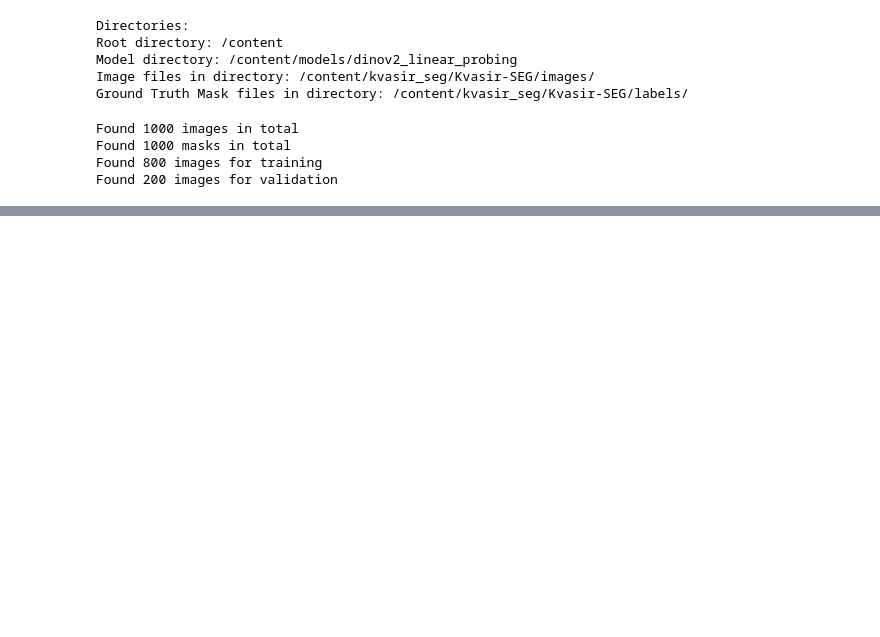
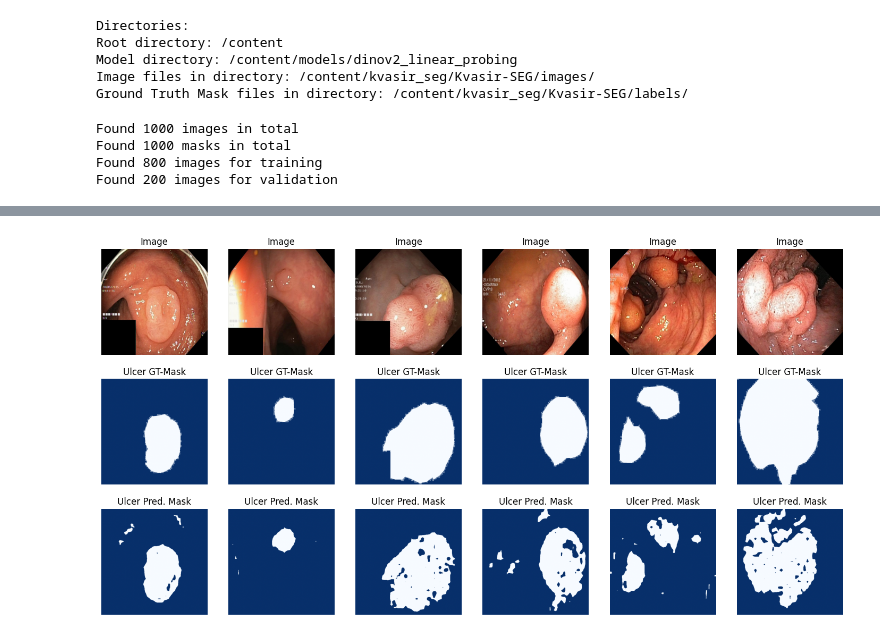
Before and after one commit to firdowsacige/brain_tumor, a Jupyter notebook: Untitled23.ipynb, the cells around one changed output, grey strips where cells are left out. Cells and saved outputs as stored; diff of their text form; code cells hidden in the pictures; blank space fills up the shorter version.

```diff
--- a/Untitled23.ipynb
+++ b/Untitled23.ipynb
@@ -606,0 +650,35 @@ print(f'Training succeeded in {(end_training - start_training):5.3f}s')
+# %%
+def show_predictions(images, masks, prediction_masks, n=6):
+    images = images.cpu().numpy()
+    masks = masks.cpu().numpy()
+    prediction_masks = prediction_masks.cpu().numpy()
+
+    fig, ax = plt.subplots(3, n, figsize=(n*3,9))
+    for i in range(n):
+        ax[0, i].imshow(denormalization(np.rollaxis(images[i,:,:,:],0,3)), vmin=0, vmax=1, cmap='gray') # denormalize the image and convert to channel last format
+        ax[1, i].imshow(masks[i,:,:], vmin=0, vmax=1, cmap='Blues_r')
+        ax[2, i].imshow(prediction_masks[i,:,:], vmin=0, vmax=1, cmap='Blues_r')
+        ax[0, i].set_title('Image')
+        ax[1, i].set_title('Ulcer GT-Mask')
+        ax[2, i].set_title('Ulcer Pred. Mask')
+        ax[0, i].axis('off')
+        ax[1, i].axis('off')
+        ax[2, i].axis('off')
+    plt.show()
+
+dataiter = iter(valid_loader) # get iterator of validation data loader
+# %%
+images, labels = next(dataiter) # get a batch of the validation data loader
+images = images.to(device) # move images to the device
+
+# model inference for the batch
+with torch.no_grad():
+    model.eval()
+    outputs = model(images)
+
+prediction_probabilities = torch.sigmoid(outputs) # compute the model prediction probabilities from logits output
+prediction_masks = (prediction_probabilities > 0.5).float().squeeze(1) # threshold prediction probabilities: if > 0.5 ulcer else background
+
+show_predictions(images, labels, prediction_masks, n=6) # show the first n images, ground truth masks and predicted masks of the batch
+# %% [output]
+[figure, added]
```
Also changed, not shown: parts of 16 cells of this notebook.
